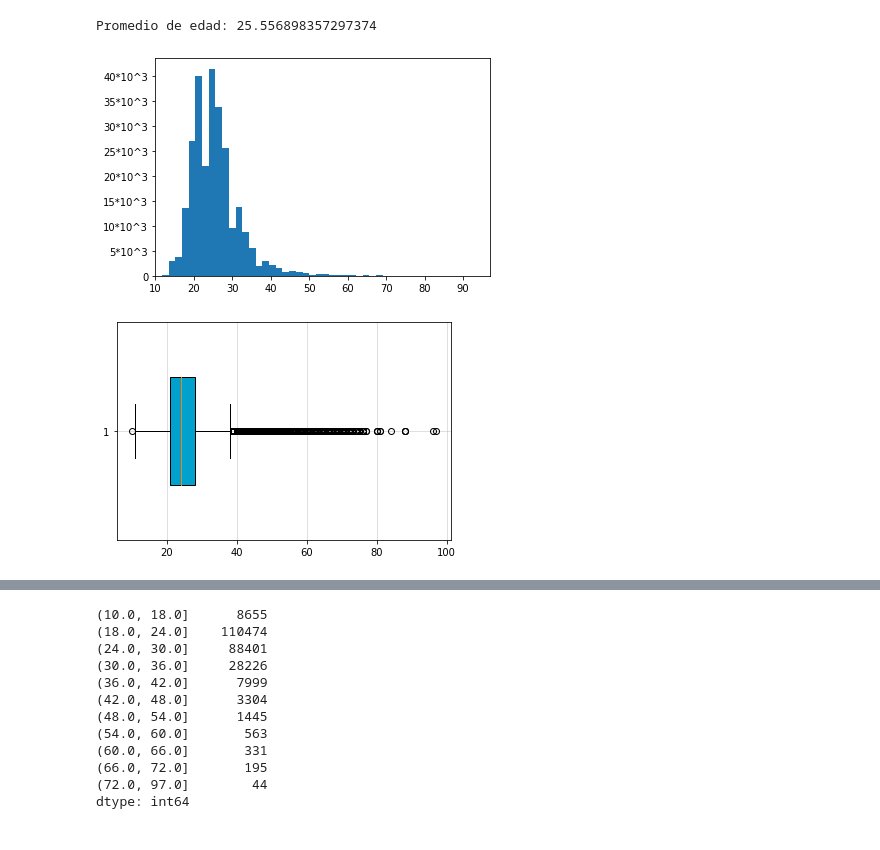
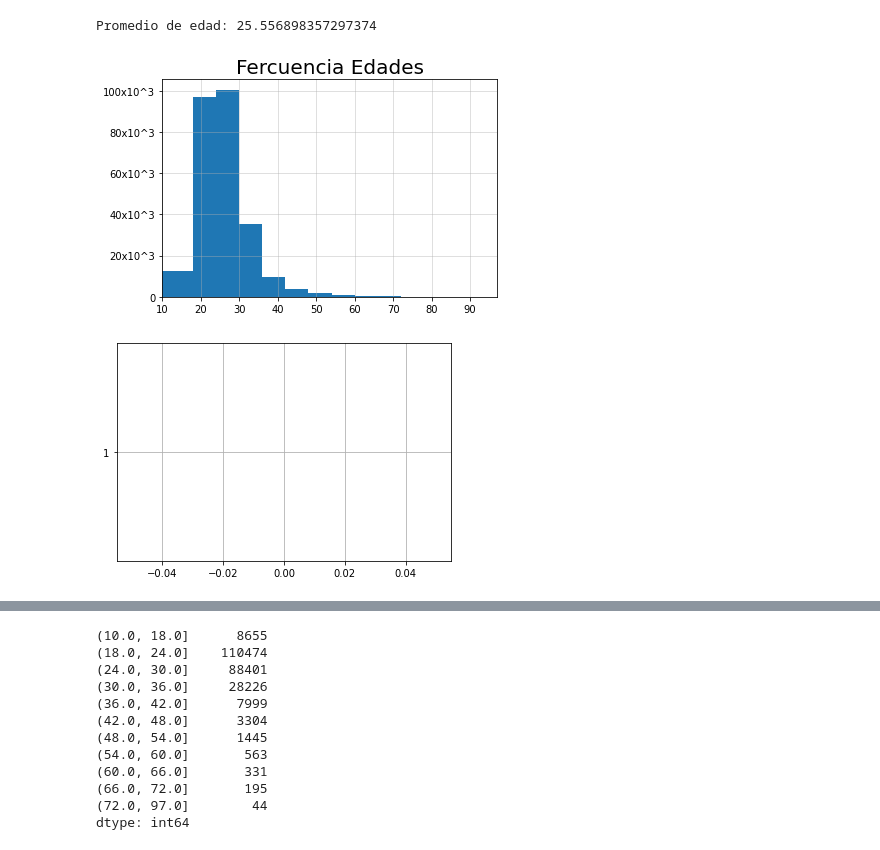
Before and after one commit to stbs22/scripts, a Jupyter notebook: Python/plot.ipynb, the cells around one changed output, grey strips where cells are left out. Drawn from its saved outputs; the diff is of its cells as text; code cells hidden in the pictures.

Commit message:
Python/plot.ipynb R/commands.r

```diff
--- a/Python/plot.ipynb
+++ b/Python/plot.ipynb
@@ -4,9 +4,10 @@ import plotly.offline as pyo
 import pandas as pd
 import matplotlib.pyplot as plt
 import numpy as np
+import seaborn as sns
 #data = pd.read_csv("/Data/FCD/datap1.csv",sep=",")
-data = pd.read_csv("C:/Users/ESTEBAN/Documents/Scripts_U/git/scripts/Data/FCD/datap1.csv", sep = ",")
-#data = pd.read_csv("/home/_init_/Documentos/Scripts/GIT/scripts/Data/FCD/datap1.csv",sep=",")
+#data = pd.read_csv("C:/Users/ESTEBAN/Documents/Scripts_U/git/scripts/Data/FCD/datap1.csv", sep = ",")
+data = pd.read_csv("/home/_init_/Documentos/Scripts/GIT/scripts/Data/FCD/datap1.csv",sep=",")
 # %%
 edad = data["Age"]
 print("Promedio de edad:",edad.mean())
@@ -15,27 +16,27 @@ bins = [ min(edad) ,18 ,24 ,30 ,36 ,42 ,48 ,54 ,60 ,66, 72 ,max(edad) ]
 # %% [output]
 Promedio de edad: 25.556898357297374
 # %%
-edad = edad[edad.notna()]
 def lblFormat(n, pos):
     if (n==0):
         return str(int(n*10))
     elif (n!=0):
-        return str((int(n / 1e3)))+"*10^3"
+        return str((int(n / 1e3)))+"x10^3"
 
 plt.xlim(min(edad),max(edad))
 plt.gca().yaxis.set_major_formatter(lblFormat)
 
 f = plt.figure(1)
-plt.hist(edad,bins=50)
+plt.hist(edad,bins=bins)
+plt.title("Fercuencia Edades", fontsize = 20)
+plt.grid(alpha=0.5)
 
 g = plt.figure(2)
 plt.boxplot(edad, vert = False,
             widths = 0.5, patch_artist = True,
             boxprops = dict(color="black", facecolor = "#00a1cc"))
 
-plt.grid(alpha=0.5)
+plt.grid(alpha=1)
 plt.show()
-edad = data["Age"]
 # %% [output]
-[figure, old version]
+[figure, new version]
-[figure, old version]
+[figure, new version]
```
Also changed, not shown: parts of 3 cells of this notebook, 2 other files.
